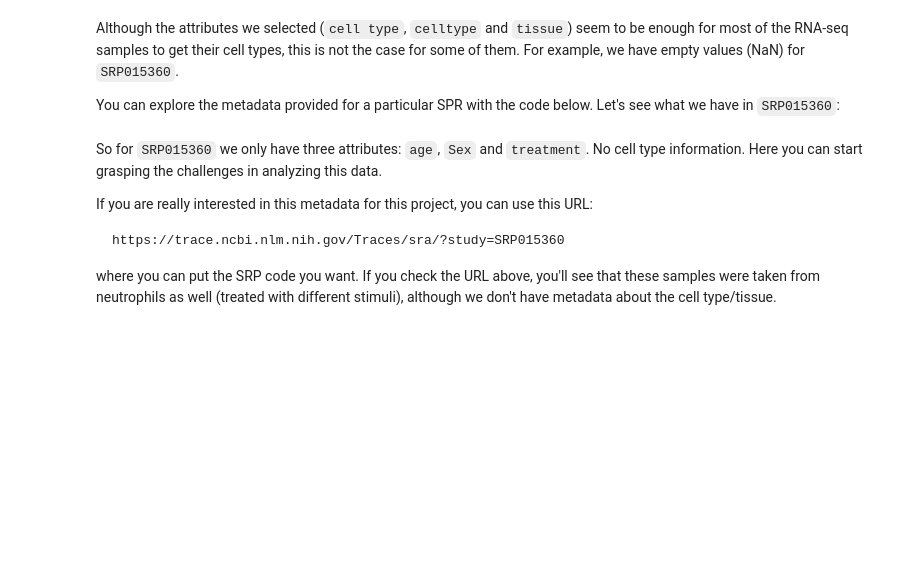
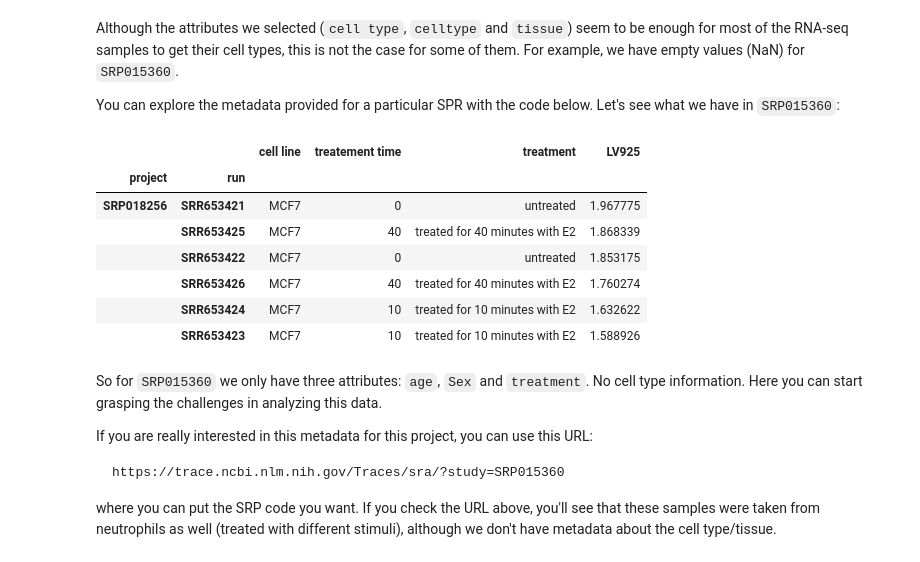
Before and after one commit to pivlab/phenoplier, a Jupyter notebook: nbs/99_demo/bone/95-LV925-cell_types.ipynb, the cells around one changed output. Saved outputs shown, nothing was run; the diff lists cells and outputs as text; code cells hidden in the pictures; blank space fills up the shorter version.

```diff
--- a/nbs/99_demo/bone/95-LV925-cell_types.ipynb
+++ b/nbs/99_demo/bone/95-LV925-cell_types.ipynb
@@ -233,9 +233,18 @@ Although the attributes we selected (`cell type`, `celltype` and `tissue`) seem
 You can explore the metadata provided for a particular SPR with the code below. Let's see what we have in `SRP015360`:
 # %%
 # list the top 10 samples from this project
-lv_data.loc[["SRP015360"]].dropna(how="all", axis=1).sort_values(
+lv_data.loc[["SRP018256"]].dropna(how="all", axis=1).sort_values(
     LV_NAME, ascending=False
 ).head(10)
+# %% [output]
+|  |  | cell line | treatement time | treatment | LV925 |
+| project | run |  |  |  |  |
+| SRP018256 | SRR653421 | MCF7 | 0 | untreated | 1.967775 |
+|  | SRR653425 | MCF7 | 40 | treated for 40 minutes with E2 | 1.868339 |
+|  | SRR653422 | MCF7 | 0 | untreated | 1.853175 |
+|  | SRR653426 | MCF7 | 40 | treated for 40 minutes with E2 | 1.760274 |
+|  | SRR653424 | MCF7 | 10 | treated for 10 minutes with E2 | 1.632622 |
+|  | SRR653423 | MCF7 | 10 | treated for 10 minutes with E2 | 1.588926 |
 # %% [markdown]
 So for `SRP015360` we only have three attributes: `age`, `Sex` and `treatment`. No cell type information. Here you can start grasping the challenges in analyzing this data.
 
```
Also changed, not shown: parts of 5 cells of this notebook, 1 other file.
